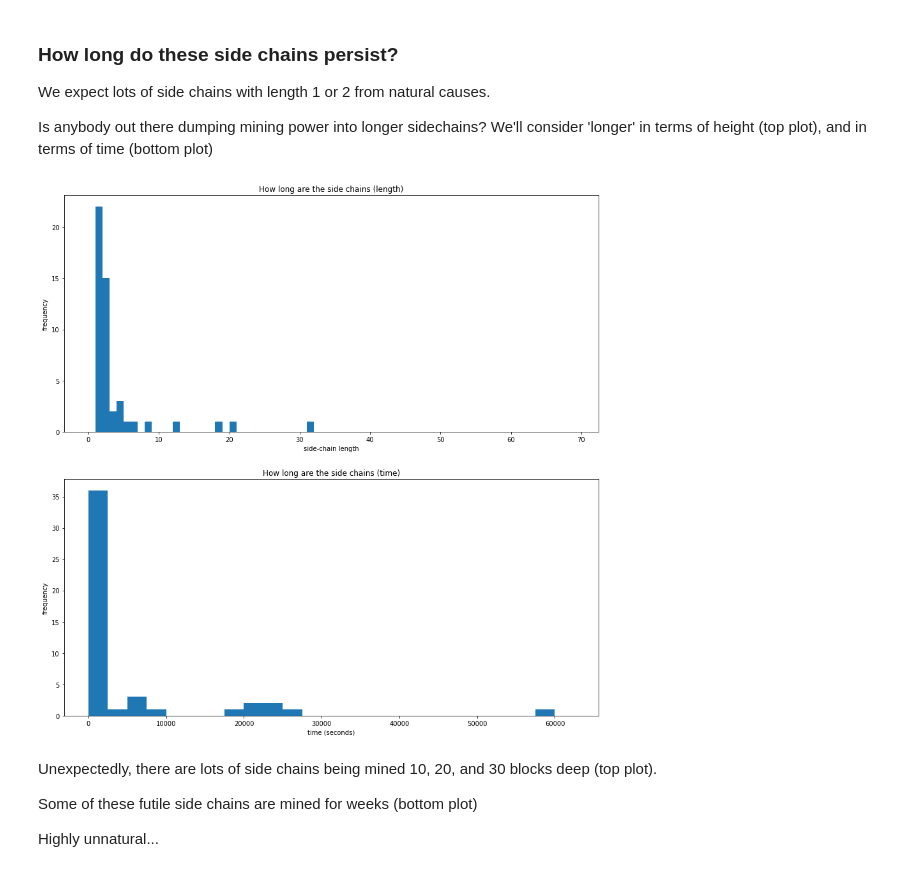
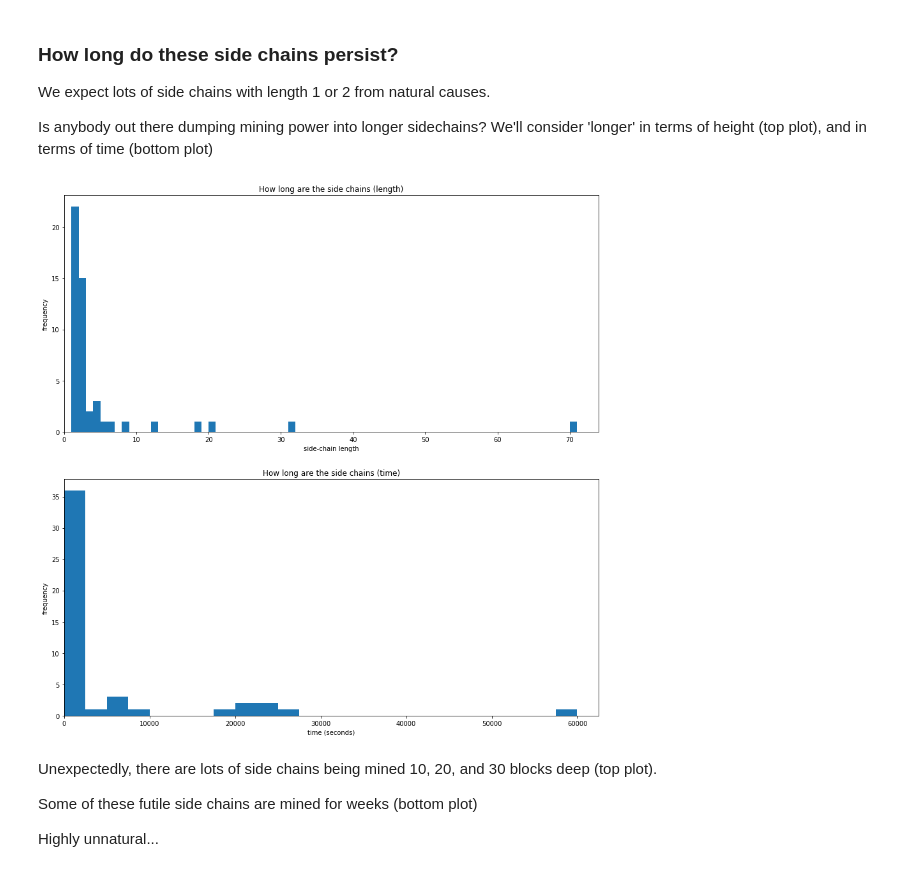
Before and after one commit to noncesense-research-lab/archival_network, a Jupyter notebook: analyses/altchain_temporal_study.ipynb, the cells around one changed output. Drawn from its saved outputs; the diff is of its cells as text; code cells hidden in the pictures.

```diff
--- a/analyses/altchain_temporal_study.ipynb
+++ b/analyses/altchain_temporal_study.ipynb
@@ -214,5 +220,5 @@ Convention: starting side chains at length 1, appropriate since we dropped the f
 # %%
-side_chain_counter = 0
+side_chain_counter = -1
 
 # Loop over rows = blocks
 for index, row in b1s.iterrows():
@@ -323,19 +329,21 @@ Is anybody out there dumping mining power into longer sidechains? We'll consider
 # %%
 fig = plt.figure(figsize=(15,15))
 ax1 = fig.add_subplot(211)
 ax1.set_xlabel('side-chain length')
 ax1.set_ylabel('frequency')
 ax1.set_title('How long are the side chains (length)')
-plt.hist(b1s.side_chain_length[b1s.terminal_block==1], bins = range(0,70))
+plt.hist(b1s.side_chain_length[b1s.terminal_block==1], bins = range(0,75))
+ax1.autoscale(enable=True, axis='x', tight=True)
 
 ax2 = fig.add_subplot(212)
 plt.hist(b1s.side_chain_time[b1s.terminal_block==1],bins=range(0,65000,2500))
 ax2.set_xlabel('time (seconds)')
 ax2.set_ylabel('frequency')
 ax2.set_title('How long are the side chains (time)')
+ax2.autoscale(enable=True, axis='x', tight=True)
 pass
 # %% [output]
-[figure, old version]
+[figure, new version]
 # %% [markdown]
 Unexpectedly, there are lots of side chains being mined 10, 20, and 30 blocks deep (top plot).
 
```
Also changed, not shown: parts of 9 cells of this notebook.
